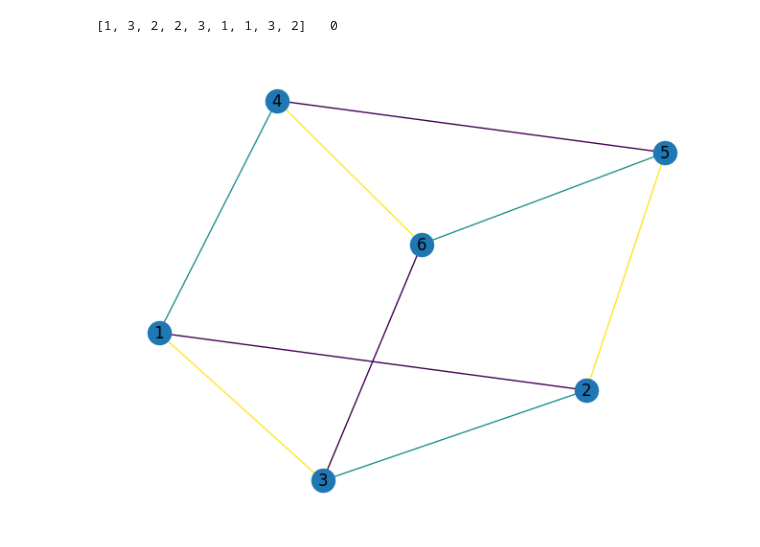
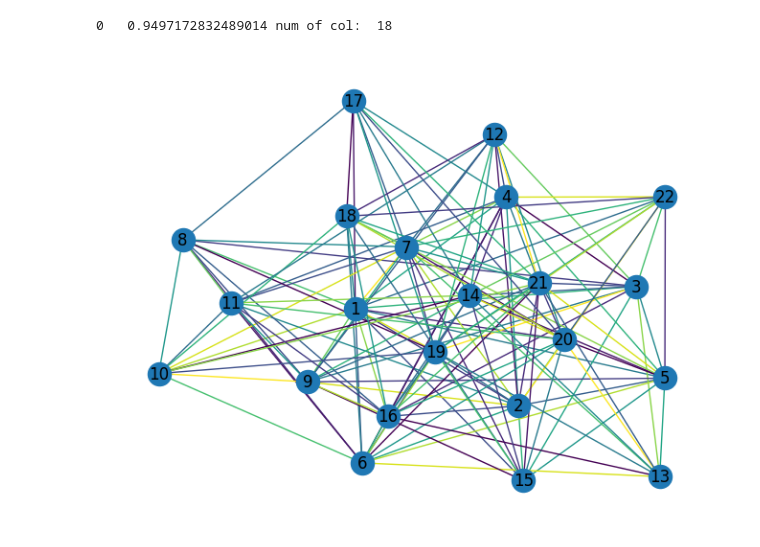
Before and after one commit to ivanaivaneza/minimumEdgeColoring, a Jupyter notebook: vns.ipynb, the cells around one changed output. Saved outputs shown, nothing was run; the diff lists cells and outputs as text; code cells hidden in the pictures.

Commit message:
added best improvement, test examples
also  updated conflicts calculation

```diff
--- a/vns.ipynb
+++ b/vns.ipynb
@@ -121,14 +172,14 @@ def draw(graph, colouring):
     nx.draw(graph, edge_color=colouring,with_labels=True)
     plt.show()
 # %%
-def solve(graph, iters, neighRange, prob, minus):
+def solve(graph, iters, neighRange, prob, minus, localSearch:callable):
     maxDegree = maxNumOfColours(graph) - minus
-    solution, fitness = vns(graph, maxDegree, iters, neighRange, prob)
-    print(solution," ",fitness)
+    startTime = time.time()
+    solution, fitness = vns(graph, maxDegree, iters, neighRange, prob, localSearch)
+    endTime = time.time()
+    tim = endTime - startTime
+    numColours = list(set(solution))
+    # print(solution," ",fitness," ", tim,"num of col: ",len(numColours))
+    print(fitness," ", tim,"num of col: ",len(numColours))
     draw(graph, solution)
+    return tim
-# %%
-graph = nx.Graph()
-graph.add_nodes_from(range(1,6))
-graph.add_edges_from([
-    (1,2),(2,3),(3,5),(4,5),(5,2)
-])
@@ -140,10 +186,15 @@ solve(graph, 100, 3, 0.5, 0)
-# %%
-graphTest = nx.Graph()
-graphTest.add_nodes_from(range(1,7))
-graphTest.add_edges_from([
-    (1,2), (1,3), (1,4),(2,3), (2,5),(3,6),(4,5),(5,6),(4,6)
-])
-solve(graphTest, 100, 3, 0.3, 1)
-# %% [output]
-[1, 3, 2, 2, 3, 1, 1, 3, 2]   0
-[figure, removed]
+# %%
+def readGraph(filepath):
+
+    graph = nx.Graph()
+    numNodes: int
+    edges = []
+
+    with open(filepath) as f:
+        lines = f.readlines()
+        numNodes = int(lines[0].split()[2])
+        edges = [tuple(map(int,line.split()[1:])) for line in lines[1:]]
+
+    graph.add_nodes_from(range(1, numNodes + 1))
+    graph.add_edges_from(edges)
+    return graph
@@ -149,0 +211,9 @@ solve(graphTest, 100, 3, 0.3, 1)
+# %%
+def testOneGraph(filepath):
+    graph = readGraph(filepath)
+    solve(graph, 10, 5, 0.5,0,lsFirst)
+# %%
+testOneGraph("/home/ivana/minimumEdgeColoring/big/big22.txt")
+# %% [output]
+0   0.9497172832489014 num of col:  18
+[figure, added]
```
Also changed, not shown: parts of 13 cells of this notebook, 7 other files.
